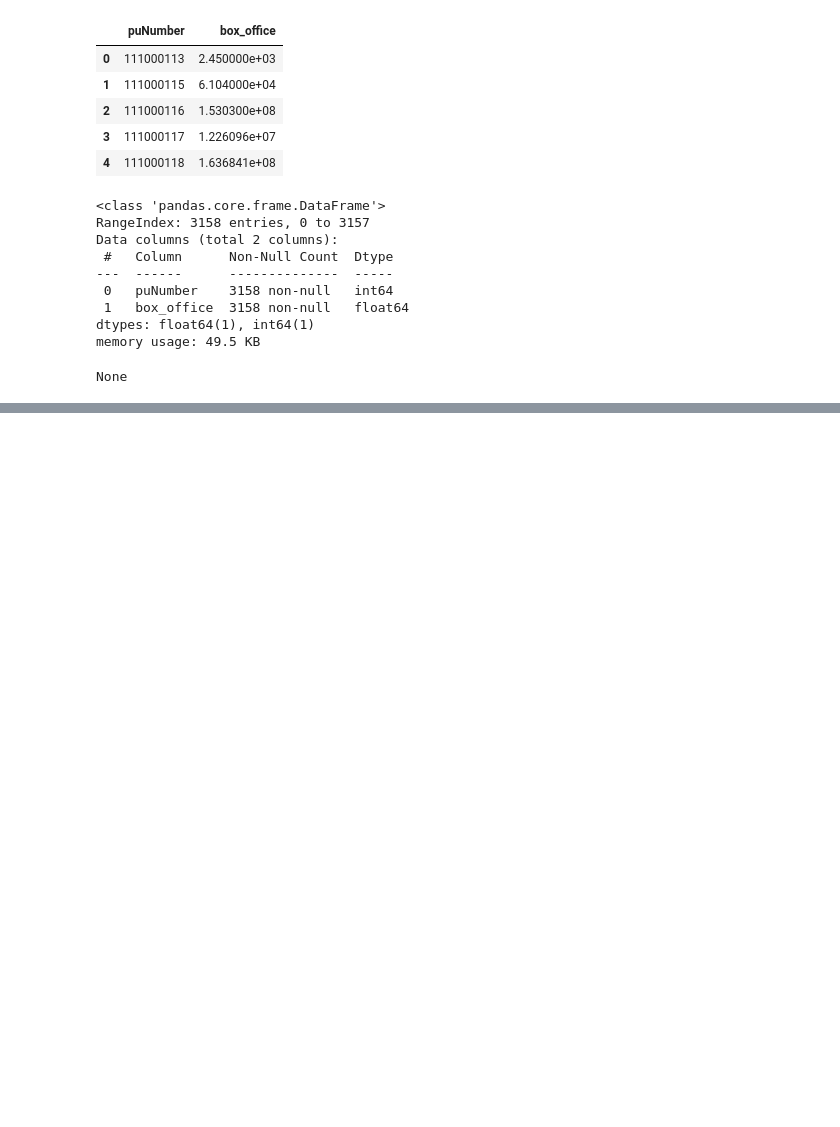
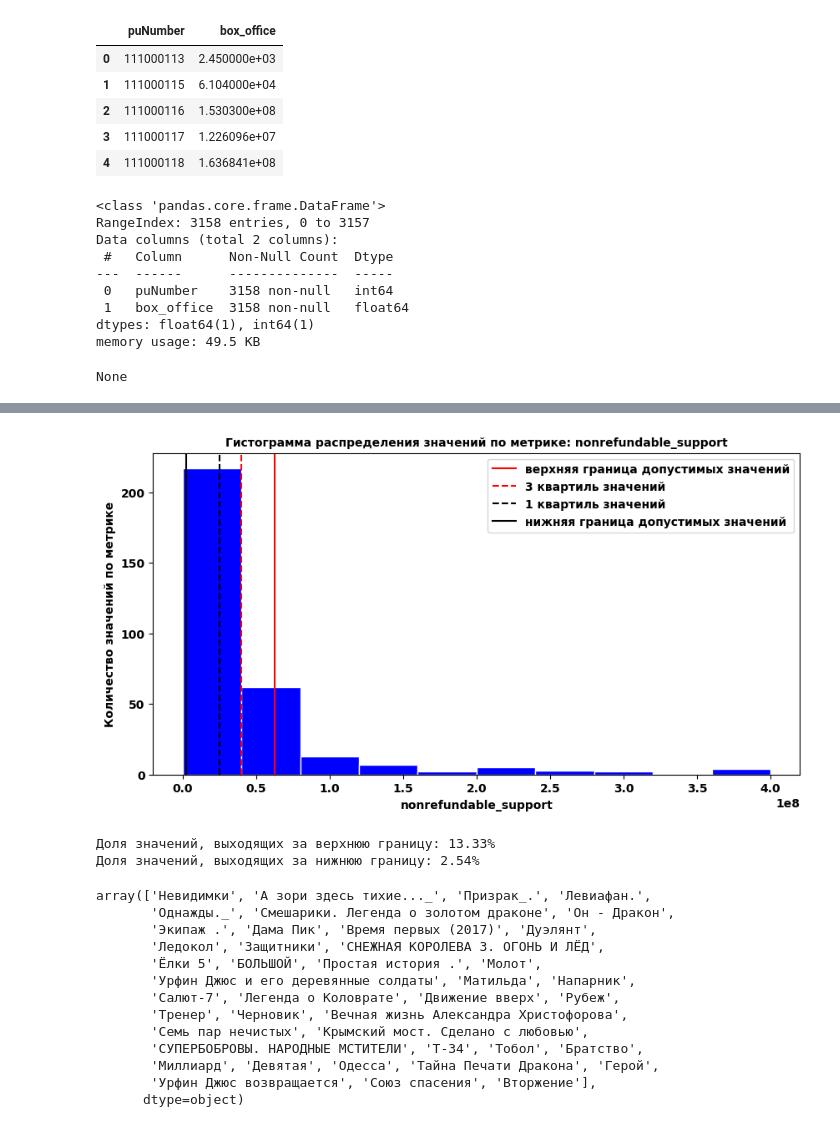
Before and after one commit to MrKostas/YandexPractikum_projects, a Jupyter notebook: notebooks/FourthPetProject_MainProject1.ipynb, the cells around one changed output, grey strips where cells are left out. Drawn from its saved outputs; the diff is of its cells as text; code cells hidden in the pictures; blank space fills up the shorter version.

```diff
--- a/notebooks/FourthPetProject_MainProject1.ipynb
+++ b/notebooks/FourthPetProject_MainProject1.ipynb
@@ -120,0 +464,20 @@ None
+# %%
+# построение гистограммы распределения значений невозвратных средств
+histogram_plotting(state_movies, 'nonrefundable_support', 10, 10, 5)
+# %% [output]
+[figure, added]
+Доля значений, выходящих за верхнюю границу: 13.33%
+Доля значений, выходящих за нижнюю границу: 2.54%
+array(['Невидимки', 'А зори здесь тихие..._', 'Призрак_.', 'Левиафан.',
+       'Однажды._', 'Смешарики. Легенда о золотом драконе', 'Он - Дракон',
+       'Экипаж .', 'Дама Пик', 'Время первых (2017)', 'Дуэлянт',
+       'Ледокол', 'Защитники', 'СНЕЖНАЯ КОРОЛЕВА 3. ОГОНЬ И ЛЁД',
+       'Ёлки 5', 'БОЛЬШОЙ', 'Простая история .', 'Молот',
+       'Урфин Джюс и его деревянные солдаты', 'Матильда', 'Напарник',
+       'Салют-7', 'Легенда о Коловрате', 'Движение вверх', 'Рубеж',
+       'Тренер', 'Черновик', 'Вечная жизнь Александра Христофорова',
+       'Семь пар нечистых', 'Крымский мост. Сделано с любовью',
+       'СУПЕРБОБРОВЫ. НАРОДНЫЕ МСТИТЕЛИ', 'Т-34', 'Тобол', 'Братство',
+       'Миллиард', 'Девятая', 'Одесса', 'Тайна Печати Дракона', 'Герой',
+       'Урфин Джюс возвращается', 'Союз спасения', 'Вторжение'],
+      dtype=object)
```
Also changed, not shown: parts of 43 cells of this notebook.
